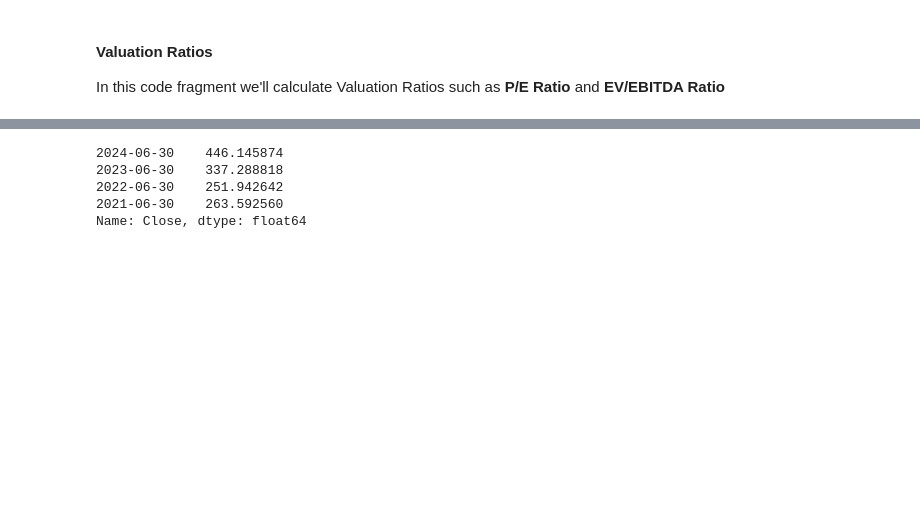
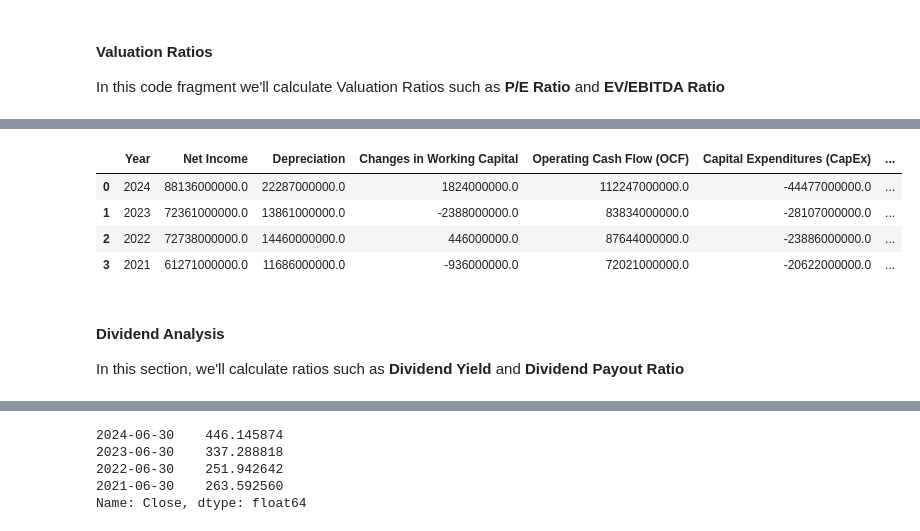
Before and after one commit to mjbhobe/InvestmentDecisionAnalysis, a Jupyter notebook: InvestmentDecisionAnalysis.ipynb, the cells around one changed output, grey strips where cells are left out. Saved outputs shown, nothing was run; the diff lists cells and outputs as text; code cells hidden in the pictures; blank space fills up the shorter version.

```diff
--- a/InvestmentDecisionAnalysis.ipynb
+++ b/InvestmentDecisionAnalysis.ipynb
@@ -350,0 +335,48 @@ Name: Net Income, dtype: object
+# %%
+def calculate_cashflow_metrics(symbol):
+    # Fetch ticker data for symbol
+    ticker, _ = download_company_data("MSFT")
+
+    # NOTE: cash flow is showing 1 more column than rest of the metrics, hence dropping 2020-06-30
+    cash_flow_cols = ticker.cash_flow.columns.drop(["2020-06-30"])
+    cashflow = ticker.cash_flow[cash_flow_cols]
+
+    # Extract relevant data from the cash flow statement
+    net_income = ticker.income_stmt.loc["Net Income"]
+    depreciation = cashflow.loc["Depreciation"]
+    changes_in_working_capital = cashflow.loc["Change In Working Capital"]
+    capex = cashflow.loc["Capital Expenditure"]
+
+    # Calculate Operating Cash Flow
+    operating_cash_flow = net_income + depreciation + changes_in_working_capital
+
+    # Calculate Free Cash Flow
+    free_cash_flow = operating_cash_flow - capex
+
+    # Prepare a DataFrame with the relevant data
+    cash_flow_metrics = pd.DataFrame(
+        {
+            "Year": operating_cash_flow.index.year,
+            "Net Income": net_income.values,
+            "Depreciation": depreciation.values,
+            "Changes in Working Capital": changes_in_working_capital.values,
+            "Operating Cash Flow (OCF)": operating_cash_flow.values,
+            "Capital Expenditures (CapEx)": capex.values,
+            "Free Cash Flow (FCF)": free_cash_flow.values,
+        }
+    )
+
+    # Display the cash flow metrics
+    return cash_flow_metrics
+# %%
+cash_flow_metrics = calculate_cashflow_metrics("MSFT")
+cash_flow_metrics
+# %% [output]
+|  | Year | Net Income | Depreciation | Changes in Working Capital | Operating Cash Flow (OCF) | Capital Expenditures (CapEx) | ... |
+| 0 | 2024 | 88136000000.0 | 22287000000.0 | 1824000000.0 | 112247000000.0 | -44477000000.0 | ... |
+| 1 | 2023 | 72361000000.0 | 13861000000.0 | -2388000000.0 | 83834000000.0 | -28107000000.0 | ... |
+| 2 | 2022 | 72738000000.0 | 14460000000.0 | 446000000.0 | 87644000000.0 | -23886000000.0 | ... |
+| 3 | 2021 | 61271000000.0 | 11686000000.0 | -936000000.0 | 72021000000.0 | -20622000000.0 | ... |
+# %% [markdown]
+#### Dividend Analysis
+In this section, we'll calculate ratios such as **Dividend Yield** and **Dividend Payout Ratio**
```
Also changed, not shown: parts of 9 cells of this notebook, 1 other file.
